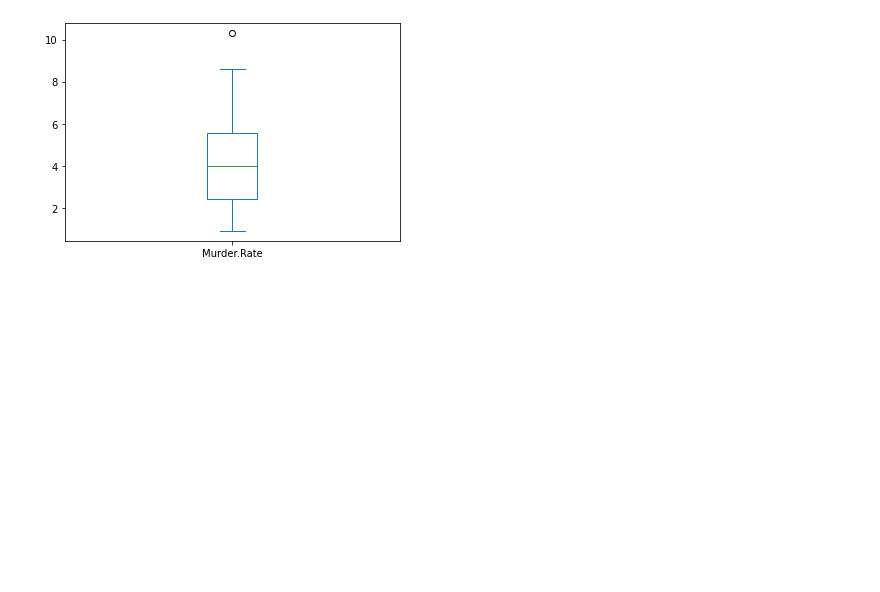
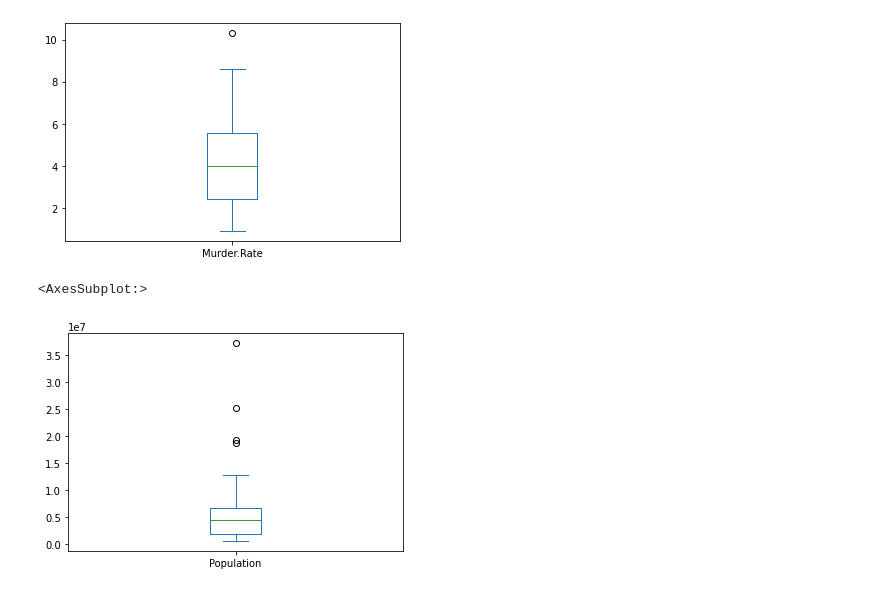
Before and after one commit to tzuzulcode/data-science-abril2022, a Jupyter notebook: DataDistribution/Exploracion.ipynb, the cells around one changed output. Saved outputs shown, nothing was run; the diff lists cells and outputs as text; code cells hidden in the pictures; blank space fills up the shorter version.

Commit message:
Data set

```diff
--- a/DataDistribution/Exploracion.ipynb
+++ b/DataDistribution/Exploracion.ipynb
@@ -49,3 +49,8 @@ data['Murder.Rate'].plot.box()
 # %% [output]
 <AxesSubplot:>
 [figure]
+# %%
+data['Population'].plot.box()
+# %% [output]
+<AxesSubplot:>
+[figure, added]
```
Also changed, not shown: parts of 4 cells of this notebook, 2 other files.
